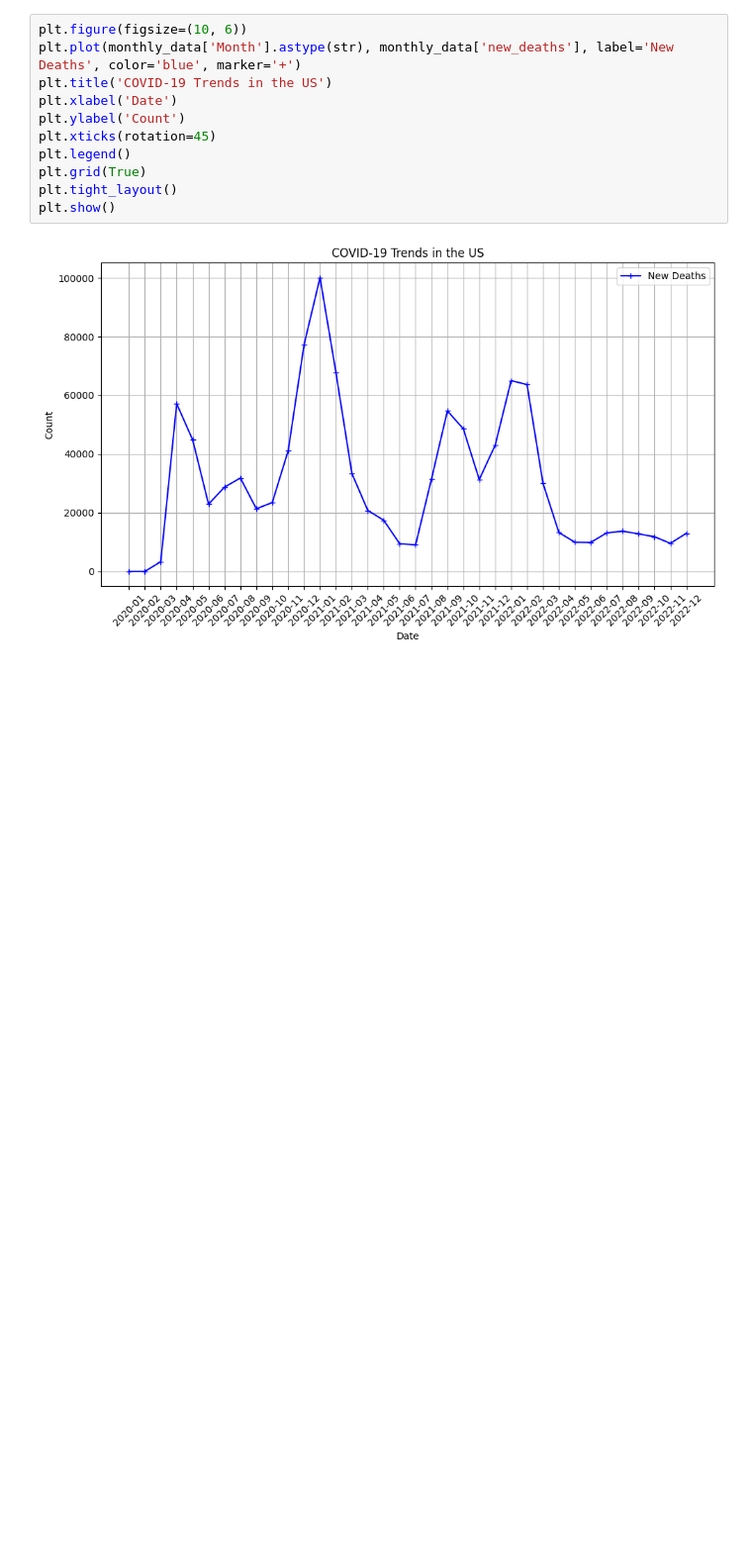
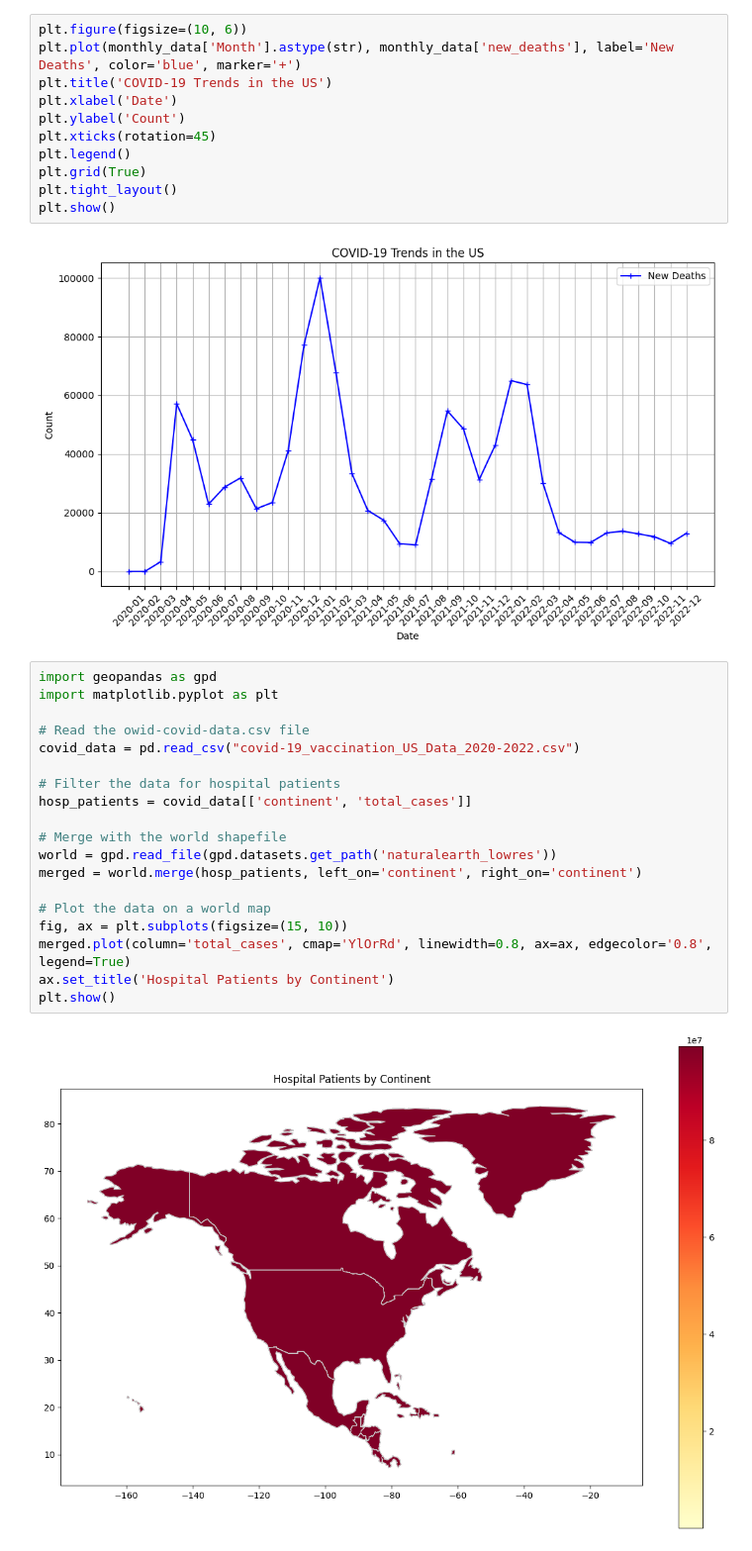
Before and after one commit to Rutu136/COMP4710-World-Vaccine-Adverse-Reactions, a Jupyter notebook: Group8_covid_visualization.ipynb, the cells around one changed output. Shown at 99% size. Saved outputs shown, nothing was run; the diff lists cells and outputs as text; blank space fills up the shorter version.

```diff
--- a/Group8_covid_visualization.ipynb
+++ b/Group8_covid_visualization.ipynb
@@ -82,3 +83,24 @@ plt.tight_layout()
 plt.show()
 # %% [output]
 [figure]
+# %%
+import geopandas as gpd
+import matplotlib.pyplot as plt
+
+# Read the owid-covid-data.csv file
+covid_data = pd.read_csv("covid-19_vaccination_US_Data_2020-2022.csv")
+
+# Filter the data for hospital patients
+hosp_patients = covid_data[['continent', 'total_cases']]
+
+# Merge with the world shapefile
+world = gpd.read_file(gpd.datasets.get_path('naturalearth_lowres'))
+merged = world.merge(hosp_patients, left_on='continent', right_on='continent')
+
+# Plot the data on a world map
+fig, ax = plt.subplots(figsize=(15, 10))
+merged.plot(column='total_cases', cmap='YlOrRd', linewidth=0.8, ax=ax, edgecolor='0.8', legend=True)
+ax.set_title('Hospital Patients by Continent')
+plt.show()
+# %% [output]
+[figure, added]
```
Also changed, not shown: parts of 6 cells of this notebook, 2 other files.
